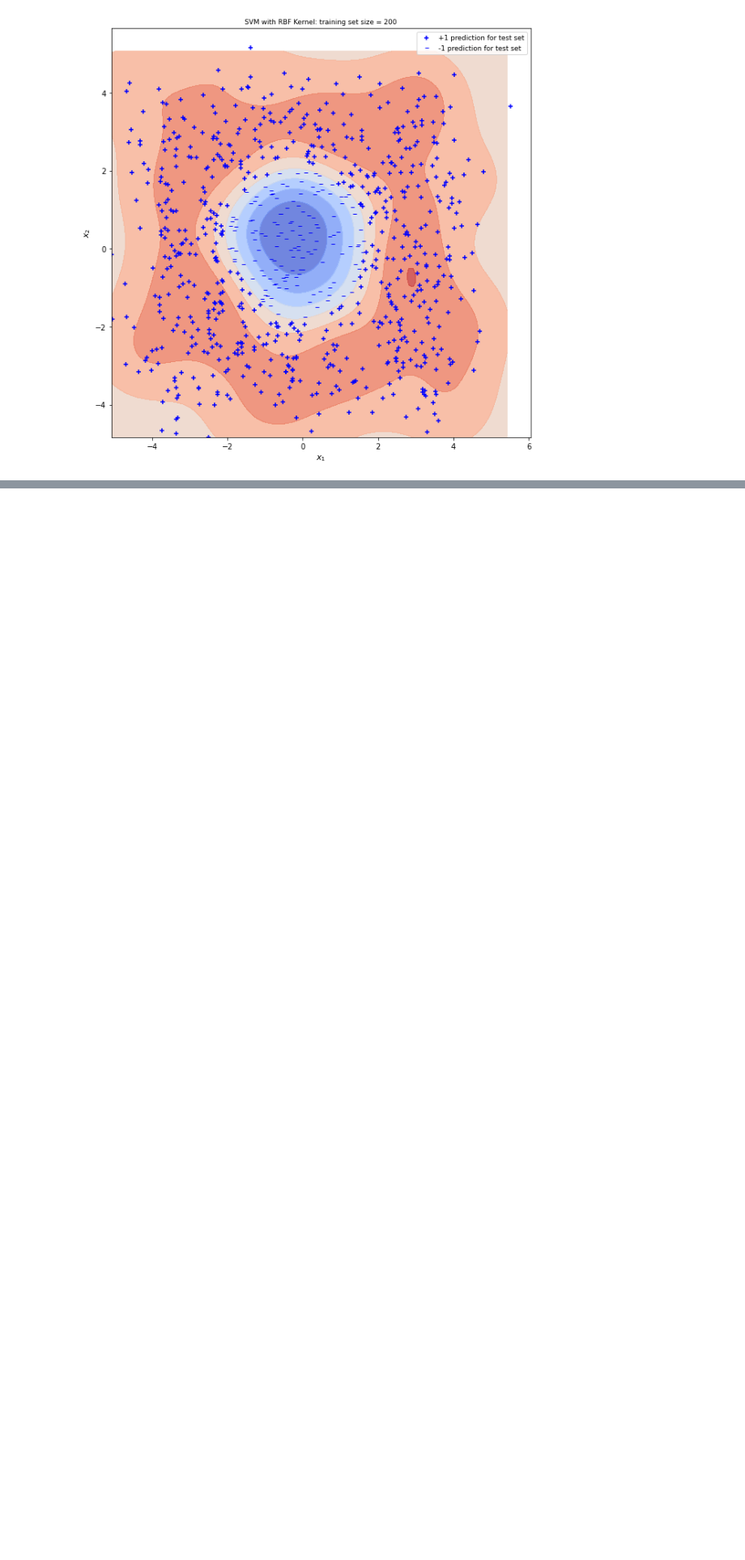
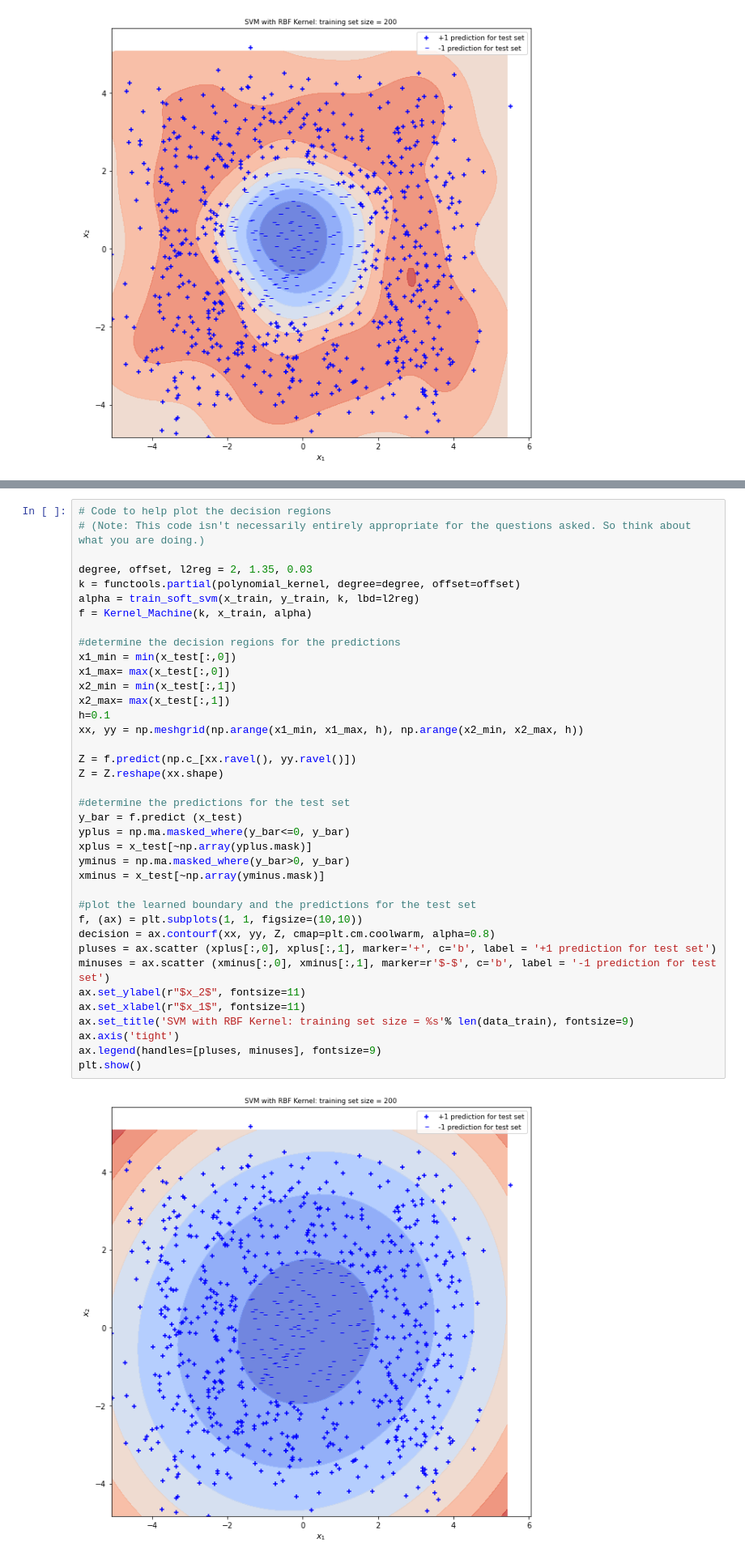
Before and after one commit to alexxvives/NYU, a Jupyter notebook: DS-GA 1003 (Machine Learning)/Homework/Homework 3/Homework3_code.ipynb, the cells around one changed output, grey strips where cells are left out. Shown at 81% size. Drawn from its saved outputs; the diff is of its cells as text; blank space fills up the shorter version.

```diff
--- a/DS-GA 1003 (Machine Learning)/Homework/Homework 3/Homework3_code.ipynb
+++ b/DS-GA 1003 (Machine Learning)/Homework/Homework 3/Homework3_code.ipynb
@@ -1068,0 +1103,40 @@ a['score'].max()
+# %%
+# Code to help plot the decision regions
+# (Note: This code isn't necessarily entirely appropriate for the questions asked. So think about what you are doing.)
+
+degree, offset, l2reg = 2, 1.35, 0.03
+k = functools.partial(polynomial_kernel, degree=degree, offset=offset)
+alpha = train_soft_svm(x_train, y_train, k, lbd=l2reg)
+f = Kernel_Machine(k, x_train, alpha)
+
+#determine the decision regions for the predictions
+x1_min = min(x_test[:,0])
+x1_max= max(x_test[:,0])
+x2_min = min(x_test[:,1])
+x2_max= max(x_test[:,1])
+h=0.1
+xx, yy = np.meshgrid(np.arange(x1_min, x1_max, h), np.arange(x2_min, x2_max, h))
+
+Z = f.predict(np.c_[xx.ravel(), yy.ravel()])
+Z = Z.reshape(xx.shape)
+
+#determine the predictions for the test set
+y_bar = f.predict (x_test)
+yplus = np.ma.masked_where(y_bar<=0, y_bar)
+xplus = x_test[~np.array(yplus.mask)]
+yminus = np.ma.masked_where(y_bar>0, y_bar)
+xminus = x_test[~np.array(yminus.mask)]
+
+#plot the learned boundary and the predictions for the test set
+f, (ax) = plt.subplots(1, 1, figsize=(10,10))
+decision = ax.contourf(xx, yy, Z, cmap=plt.cm.coolwarm, alpha=0.8)
+pluses = ax.scatter (xplus[:,0], xplus[:,1], marker='+', c='b', label = '+1 prediction for test set')
+minuses = ax.scatter (xminus[:,0], xminus[:,1], marker=r'$-$', c='b', label = '-1 prediction for test set')
+ax.set_ylabel(r"$x_2$", fontsize=11)
+ax.set_xlabel(r"$x_1$", fontsize=11)
+ax.set_title('SVM with RBF Kernel: training set size = %s'% len(data_train), fontsize=9)
+ax.axis('tight')
+ax.legend(handles=[pluses, minuses], fontsize=9)
+plt.show()
+# %% [output]
+[figure, added]
```
Also changed, not shown: parts of 27 cells of this notebook.
